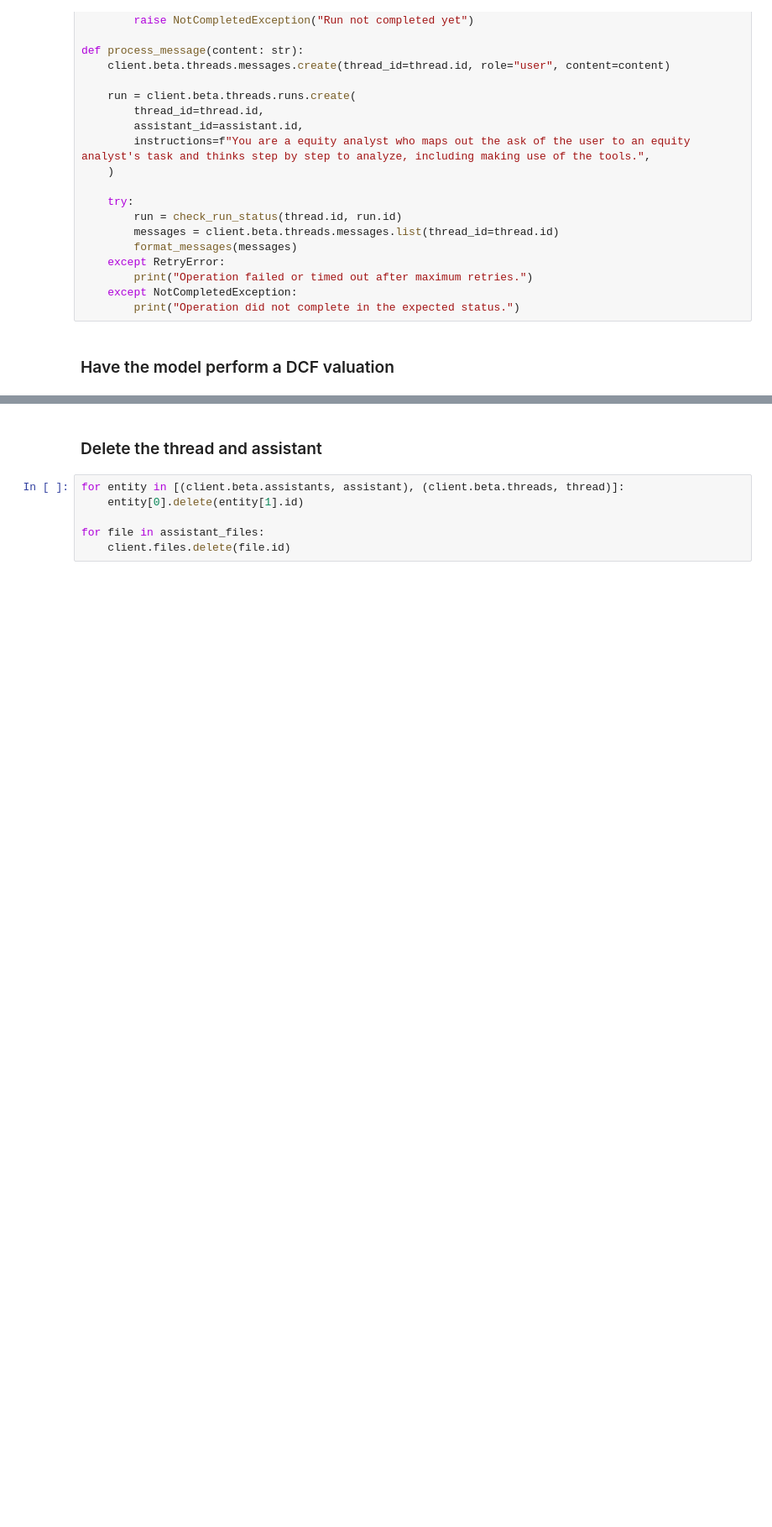
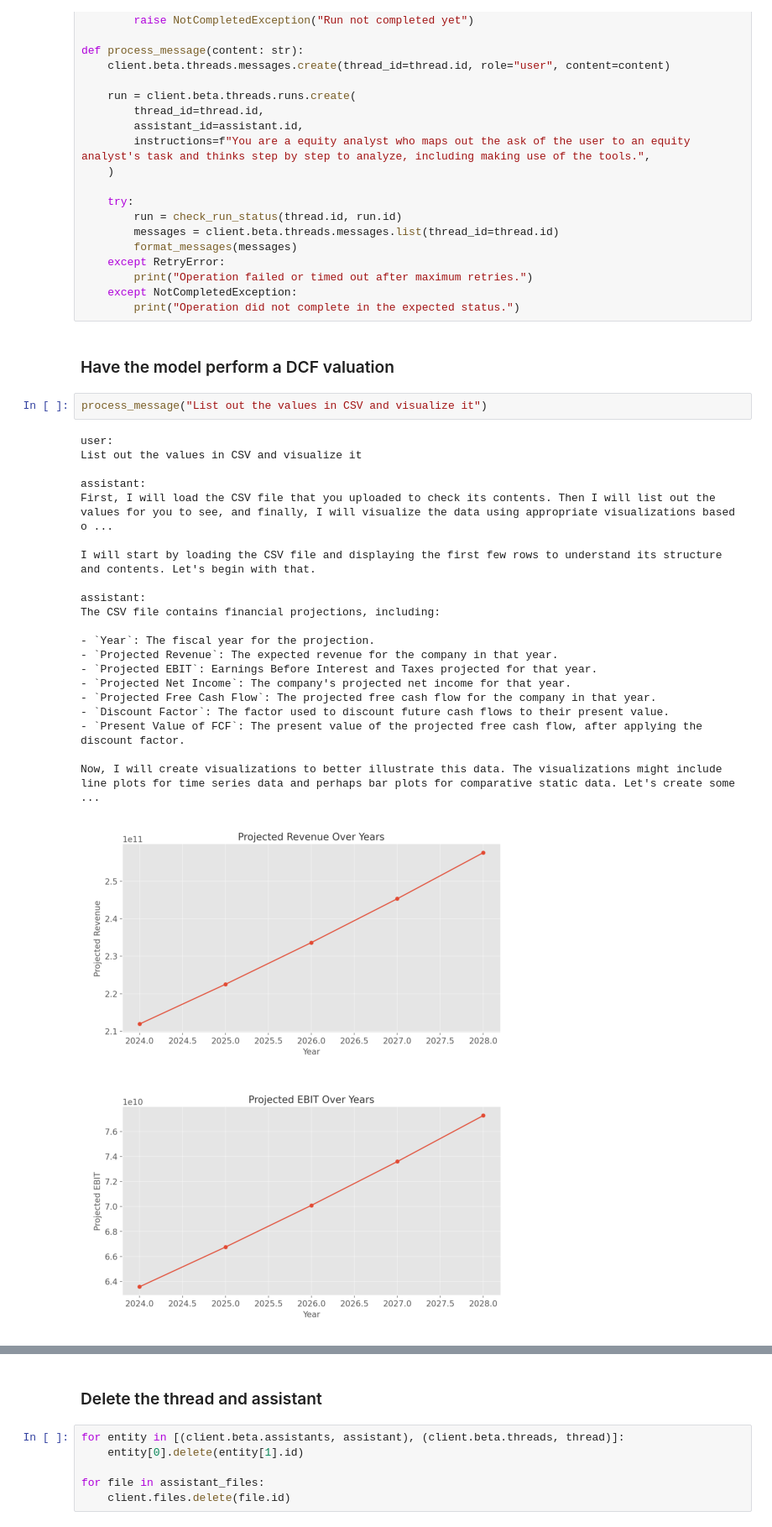
Before and after one commit to Azure-Samples/miyagi, a Jupyter notebook: sandbox/agents/assistants-api/azure-openai/equity-analyst.ipynb, the cells around one changed output, grey strips where cells are left out. Shown at 84% size. Saved outputs shown, nothing was run; the diff lists cells and outputs as text; blank space fills up the shorter version.

```diff
--- a/sandbox/agents/assistants-api/azure-openai/equity-analyst.ipynb
+++ b/sandbox/agents/assistants-api/azure-openai/equity-analyst.ipynb
@@ -161,3 +161,28 @@ def process_message(content: str):
         print("Operation did not complete in the expected status.")
 # %% [markdown]
 ### Have the model perform a DCF valuation
+# %%
+process_message("List out the values in CSV and visualize it")
+# %% [output]
+user:
+List out the values in CSV and visualize it
+
+assistant:
+First, I will load the CSV file that you uploaded to check its contents. Then I will list out the values for you to see, and finally, I will visualize the data using appropriate visualizations based o ...
+
+I will start by loading the CSV file and displaying the first few rows to understand its structure and contents. Let's begin with that.
+
+assistant:
+The CSV file contains financial projections, including:
+
+- `Year`: The fiscal year for the projection.
+- `Projected Revenue`: The expected revenue for the company in that year.
+- `Projected EBIT`: Earnings Before Interest and Taxes projected for that year.
+- `Projected Net Income`: The company's projected net income for that year.
+- `Projected Free Cash Flow`: The projected free cash flow for the company in that year.
+- `Discount Factor`: The factor used to discount future cash flows to their present value.
+- `Present Value of FCF`: The present value of the projected free cash flow, after applying the discount factor.
+
+Now, I will create visualizations to better illustrate this data. The visualizations might include line plots for time series data and perhaps bar plots for comparative static data. Let's create some  ...
+[figure, added]
+[figure, added]
```
Also changed, not shown: parts of 3 cells of this notebook, 2 other files.
